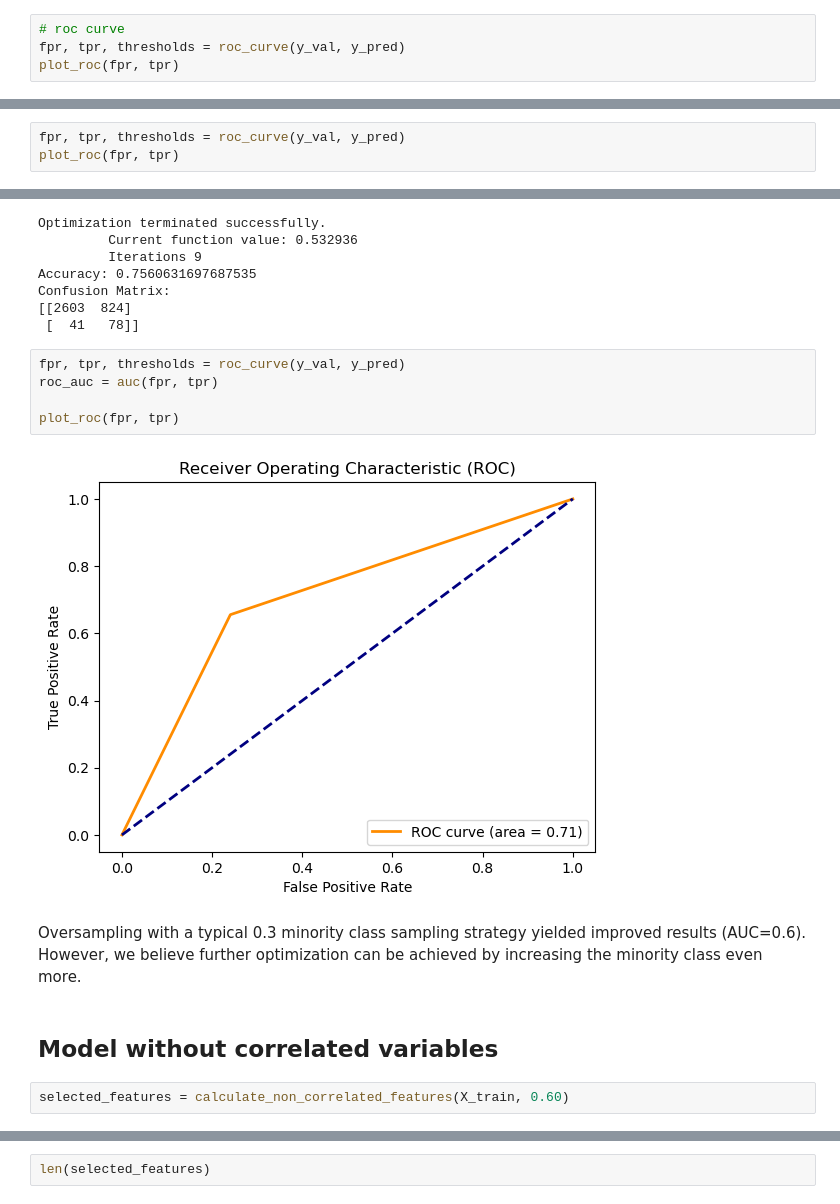
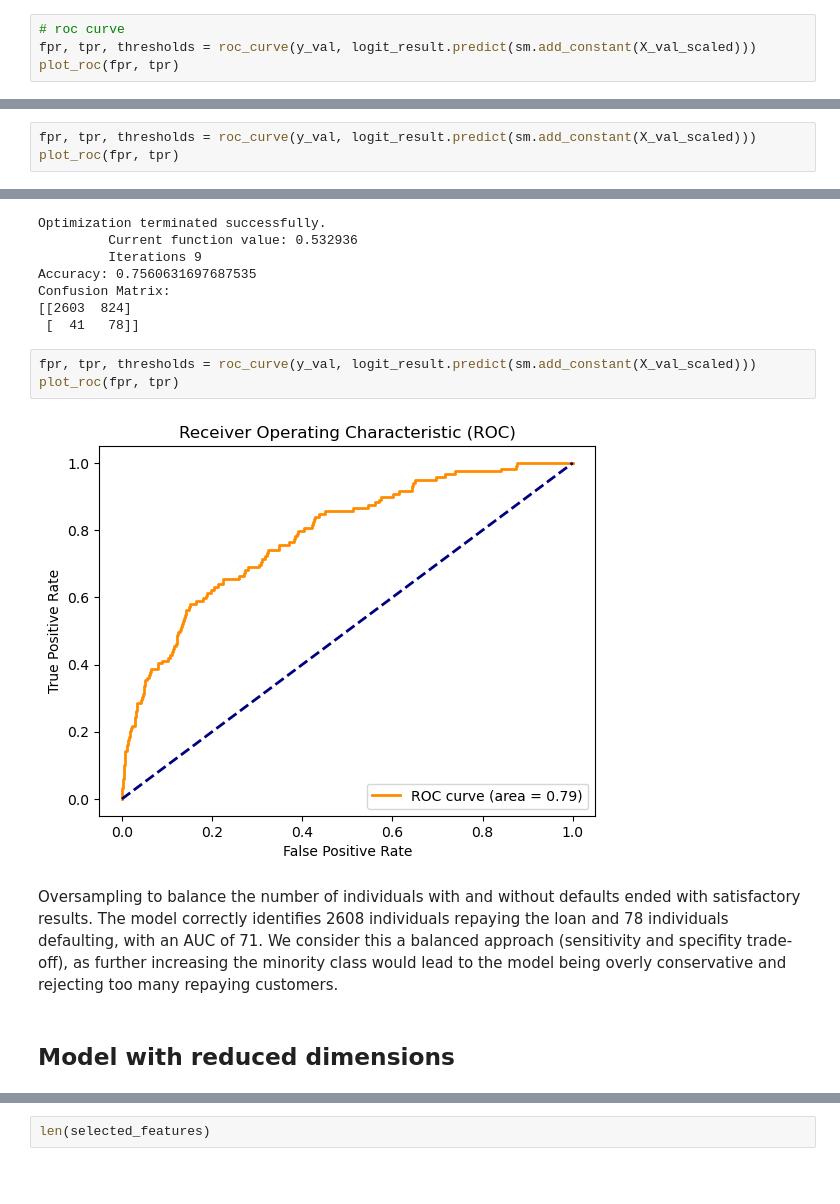
Before and after one commit to Jagodno/Pre-selection-Assignment, a Jupyter notebook: jupyter_notebooks/logistic_regression.ipynb, the cells around one changed output, grey strips where cells are left out. Cells and saved outputs as stored; diff of their text form; blank space fills up the shorter version.

```diff
--- a/jupyter_notebooks/logistic_regression.ipynb
+++ b/jupyter_notebooks/logistic_regression.ipynb
@@ -89,6 +102,6 @@ Confusion Matrix:
  [ 117    2]]
 # %%
 # roc curve
-fpr, tpr, thresholds = roc_curve(y_val, y_pred)
+fpr, tpr, thresholds = roc_curve(y_val, logit_result.predict(sm.add_constant(X_val_scaled)))
 plot_roc(fpr, tpr)
 # %% [output]
@@ -125,6 +138,6 @@ Confusion Matrix:
 [[3305  122]
  [  90   29]]
 # %%
-fpr, tpr, thresholds = roc_curve(y_val, y_pred)
+fpr, tpr, thresholds = roc_curve(y_val, logit_result.predict(sm.add_constant(X_val_scaled)))
 plot_roc(fpr, tpr)
 # %% [output]
@@ -156,15 +169,12 @@ Confusion Matrix:
 [[2603  824]
  [  41   78]]
 # %%
-fpr, tpr, thresholds = roc_curve(y_val, y_pred)
-roc_auc = auc(fpr, tpr)
-
+fpr, tpr, thresholds = roc_curve(y_val, logit_result.predict(sm.add_constant(X_val_scaled)))
 plot_roc(fpr, tpr)
 # %% [output]
-[figure, old version]
+[figure, new version]
-# %% [markdown]
-Oversampling with a typical 0.3 minority class sampling strategy yielded improved results (AUC=0.6). However, we believe further optimization can be achieved by increasing the minority class even more.
-# %% [markdown]
-## Model without correlated variables
-# %%
-selected_features = calculate_non_correlated_features(X_train, 0.60)
+# %% [markdown]
+
+Oversampling to balance the number of individuals with and without defaults ended with satisfactory results. The model correctly identifies 2608 individuals repaying the loan and 78 individuals defaulting, with an AUC of 71. We consider this a balanced approach (sensitivity and specifity trade-off), as further increasing the minority class would lead to the model being overly conservative and rejecting too many repaying customers.
+# %% [markdown]
+## Model with reduced dimensions
```
Also changed, not shown: parts of 16 cells of this notebook.
